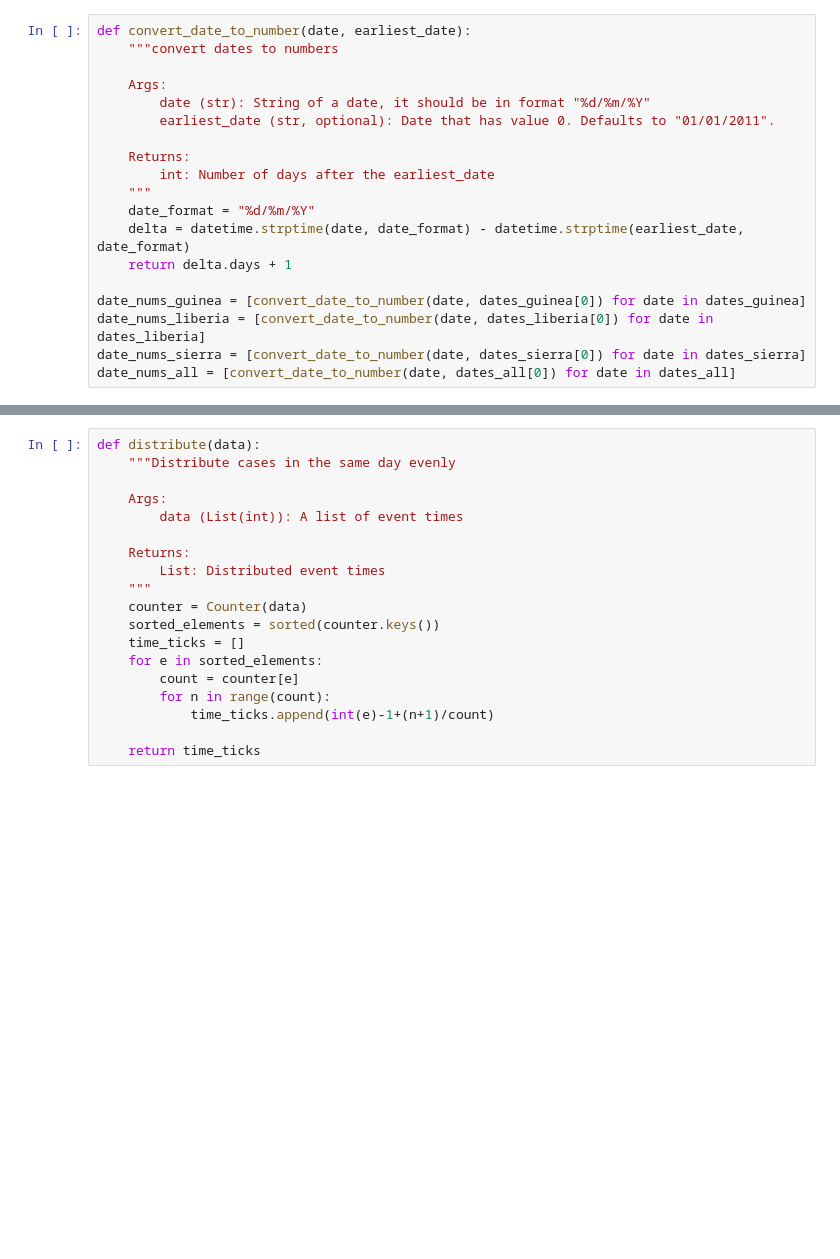
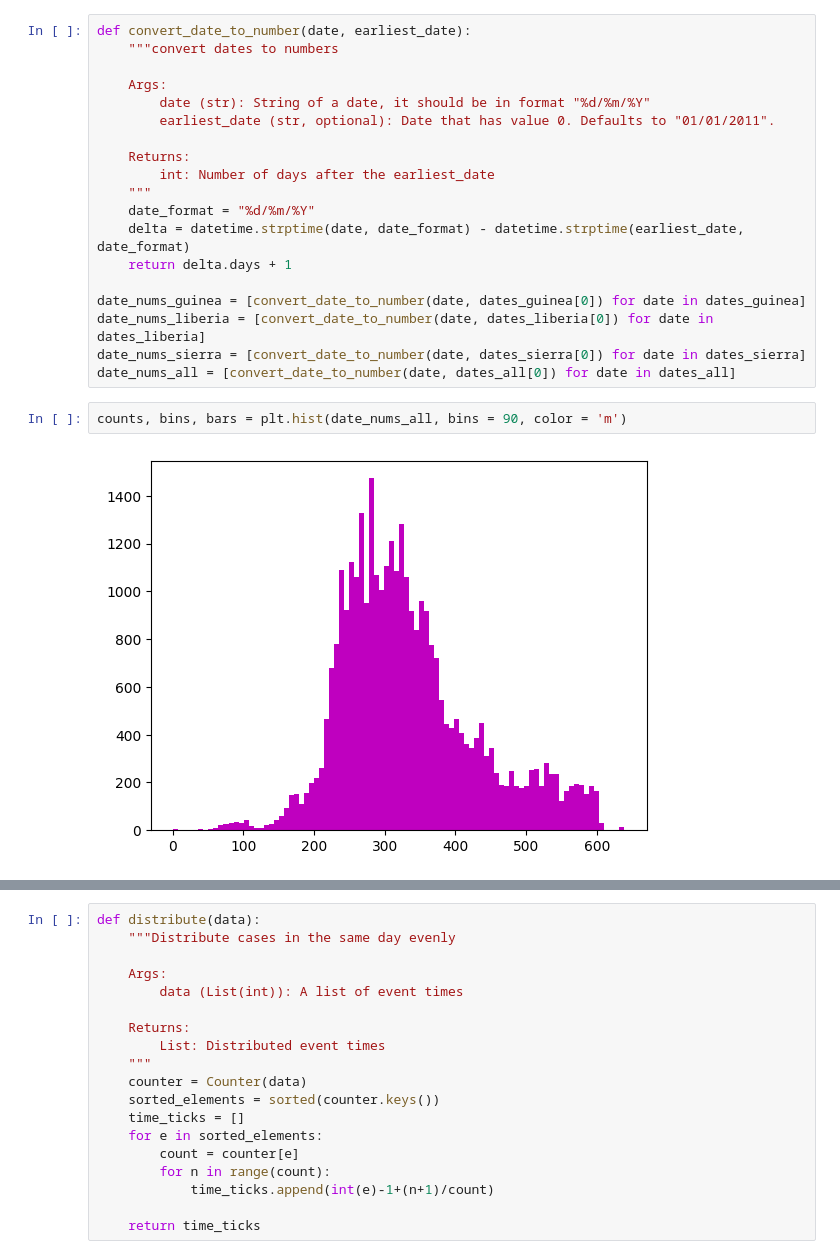
Before and after one commit to FormulaRabbit81/Group_Disease_2.0, a Jupyter notebook: Rough/Alex/ebola.ipynb, the cells around one changed output, grey strips where cells are left out. Drawn from its saved outputs; the diff is of its cells as text; blank space fills up the shorter version.

```diff
--- a/Rough/Alex/ebola.ipynb
+++ b/Rough/Alex/ebola.ipynb
@@ -66,3 +66,7 @@ date_nums_guinea = [convert_date_to_number(date, dates_guinea[0]) for date in da
 date_nums_liberia = [convert_date_to_number(date, dates_liberia[0]) for date in dates_liberia]
 date_nums_sierra = [convert_date_to_number(date, dates_sierra[0]) for date in dates_sierra]
 date_nums_all = [convert_date_to_number(date, dates_all[0]) for date in dates_all]
+# %%
+counts, bins, bars = plt.hist(date_nums_all, bins = 90, color = 'm')
+# %% [output]
+[figure, added]
```
Also changed, not shown: parts of 2 cells of this notebook, 5 other files.
